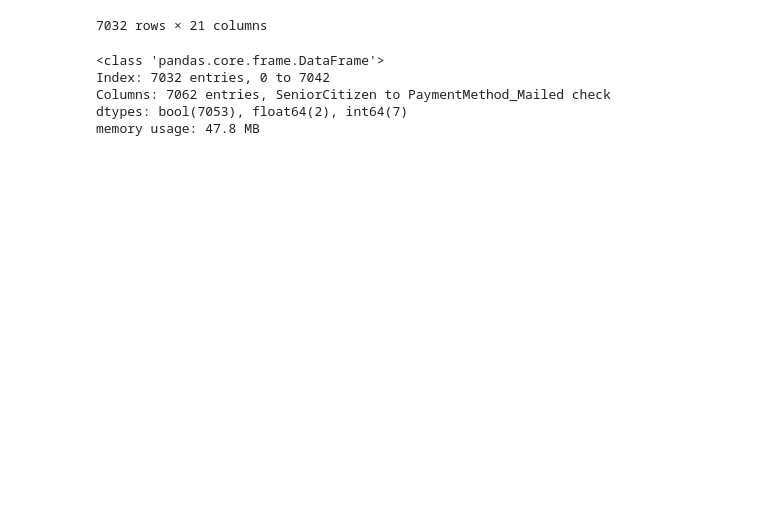
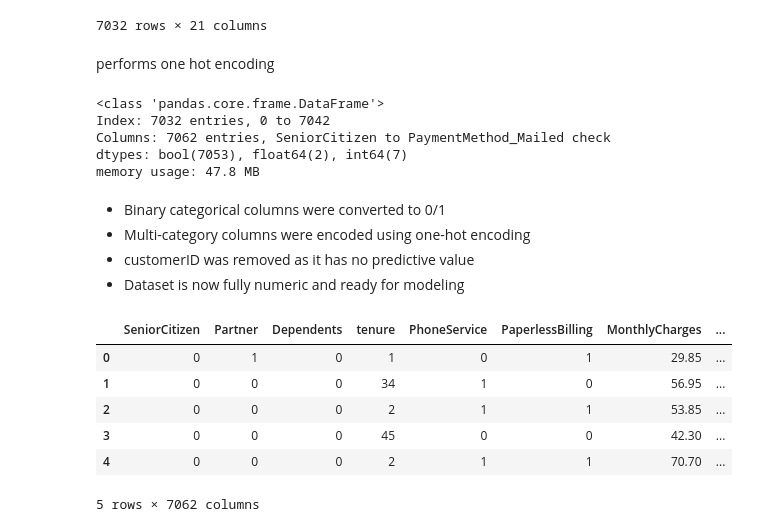
Before and after one commit to edwinthoma/Customer-Churn-Prediction, a Jupyter notebook: notebooks/churn_analysis.ipynb, the cells around one changed output. Saved outputs shown, nothing was run; the diff lists cells and outputs as text; code cells hidden in the pictures; blank space fills up the shorter version.

```diff
--- a/notebooks/churn_analysis.ipynb
+++ b/notebooks/churn_analysis.ipynb
@@ -272,6 +273,8 @@ df
 | 7041 | 8361-LTMKD | Male | 1 | 1 | 0 | 4 | 1 | Yes | ... |
 | 7042 | 3186-AJIEK | Male | 0 | 0 | 0 | 66 | 1 | No | ... |
 7032 rows × 21 columns
+# %% [markdown]
+performs one hot encoding
 # %%
 df = pd.get_dummies(df, drop_first=True)
 # %%
@@ -285,3 +288,18 @@ Index: 7032 entries, 0 to 7042
 Columns: 7062 entries, SeniorCitizen to PaymentMethod_Mailed check
 dtypes: bool(7053), float64(2), int64(7)
 memory usage: 47.8 MB
+# %% [markdown]
+- Binary categorical columns were converted to 0/1
+- Multi-category columns were encoded using one-hot encoding
+- customerID was removed as it has no predictive value
+- Dataset is now fully numeric and ready for modeling
+# %%
+df.head()
+# %% [output]
+|  | SeniorCitizen | Partner | Dependents | tenure | PhoneService | PaperlessBilling | MonthlyCharges | ... |
+| 0 | 0 | 1 | 0 | 1 | 0 | 1 | 29.85 | ... |
+| 1 | 0 | 0 | 0 | 34 | 1 | 0 | 56.95 | ... |
+| 2 | 0 | 0 | 0 | 2 | 1 | 1 | 53.85 | ... |
+| 3 | 0 | 0 | 0 | 45 | 0 | 0 | 42.30 | ... |
+| 4 | 0 | 0 | 0 | 2 | 1 | 1 | 70.70 | ... |
+5 rows × 7062 columns
```
Also changed, not shown: parts of 10 cells of this notebook.
